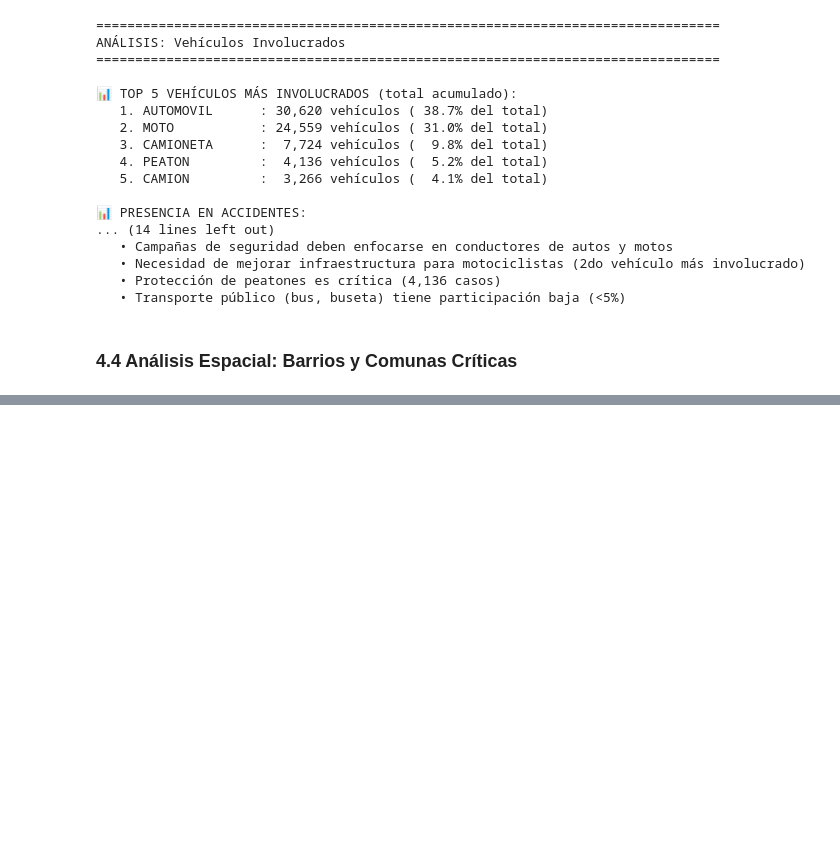
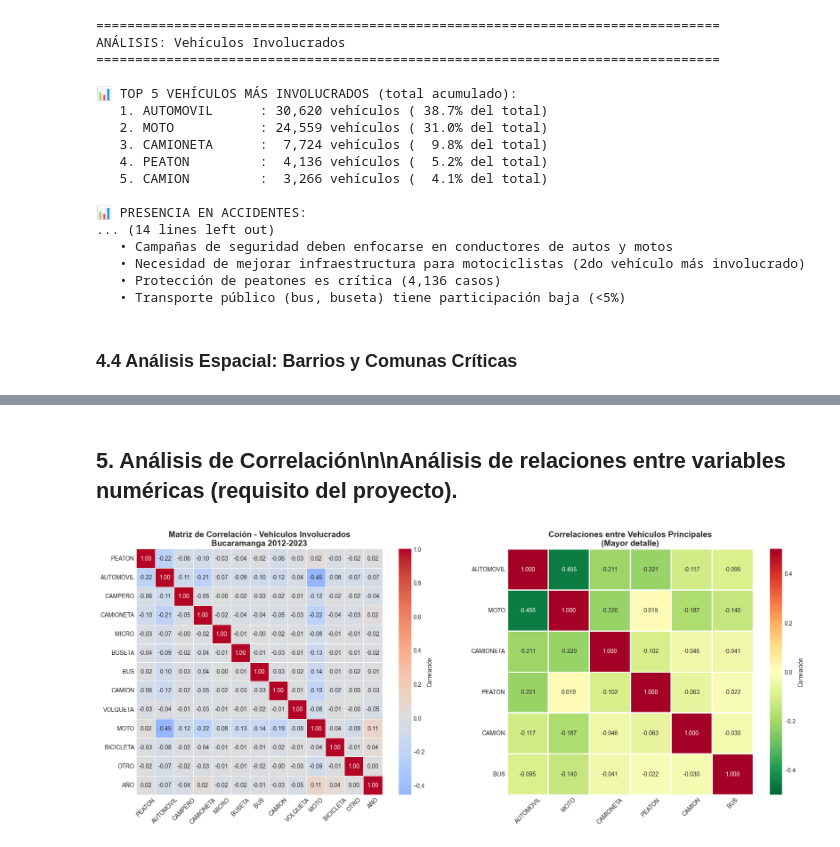
Before and after one commit to nicocamachoa/proyecto-ciencia-datos-accidentalidad-vial, a Jupyter notebook: notebooks/02_exploracion.ipynb, the cells around one changed output, grey strips where cells are left out. Drawn from its saved outputs; the diff is of its cells as text; code cells hidden in the pictures; blank space fills up the shorter version.

```diff
--- a/notebooks/02_exploracion.ipynb
+++ b/notebooks/02_exploracion.ipynb
@@ -546,0 +690,75 @@ ANÁLISIS: Vehículos Involucrados
+# %% [markdown]
+## 5. Análisis de Correlación\n\nAnálisis de relaciones entre variables numéricas (requisito del proyecto).
+# %%
+# Análisis de correlación entre variables numéricas
+# Seleccionar variables numéricas
+df_corr = df[vehiculos_cols + ['AÑO']].copy()
+
+# Calcular matriz de correlación
+correlation_matrix = df_corr.corr()
+
+# Crear visualización
+fig, axes = plt.subplots(1, 2, figsize=(18, 7))
+
+# Heatmap completo
+sns.heatmap(correlation_matrix, annot=True, fmt='.2f', cmap='coolwarm', center=0,
+            ax=axes[0], cbar_kws={'label': 'Correlación'},
+            square=True, linewidths=0.5)
+axes[0].set_title('Matriz de Correlación - Vehículos Involucrados\nBucaramanga 2012-2023',
+                  fontsize=14, fontweight='bold')
+axes[0].tick_params(axis='x', rotation=45)
+axes[0].tick_params(axis='y', rotation=0)
+
+# Heatmap subset
+vehiculos_key = ['AUTOMOVIL', 'MOTO', 'CAMIONETA', 'PEATON', 'CAMION', 'BUS']
+corr_subset = df[vehiculos_key].corr()
+sns.heatmap(corr_subset, annot=True, fmt='.3f', cmap='RdYlGn_r', center=0,
+            ax=axes[1], cbar_kws={'label': 'Correlación'},
+            square=True, linewidths=1, vmin=-0.5, vmax=0.5)
+axes[1].set_title('Correlaciones entre Vehículos Principales\n(Mayor detalle)',
+                  fontsize=14, fontweight='bold')
+axes[1].tick_params(axis='x', rotation=45)
+axes[1].tick_params(axis='y', rotation=0)
+
+plt.tight_layout()
+plt.savefig('../visualizations/06_correlacion.png', dpi=300, bbox_inches='tight')
+plt.show()
+
+# Análisis de correlaciones
+print("\n" + "="*80)
+print("ANÁLISIS DE CORRELACIÓN")
+print("="*80)
+
+# Extraer top correlaciones
+corr_pairs = []
+for i in range(len(correlation_matrix.columns)):
+    for j in range(i+1, len(correlation_matrix.columns)):
+        corr_pairs.append({
+            'var1': correlation_matrix.columns[i],
+            'var2': correlation_matrix.columns[j],
+            'corr': correlation_matrix.iloc[i, j]
+        })
+
+corr_df = pd.DataFrame(corr_pairs)
+corr_df['abs_corr'] = corr_df['corr'].abs()
+
+print("\n📊 TOP 5 CORRELACIONES MÁS FUERTES:")
+top_corr = corr_df.nlargest(5, 'abs_corr')
+for idx, row in top_corr.iterrows():
+    tipo = "POSITIVA" if row['corr'] > 0 else "NEGATIVA"
+    print(f"   {row['var1']:12s} <-> {row['var2']:12s}: {row['corr']:7.3f} ({tipo})")
+
+print("\n💡 INTERPRETACIÓN:")
+print("   1. Correlación AUTOMOVIL-MOTO: -0.455 (la más fuerte)")
+print("      → Los accidentes tienden a involucrar UNO u OTRO, no ambos")
+print("   2. Todas las correlaciones son DÉBILES (< |0.5|)")
+print("      → No hay patrones fuertes de co-ocurrencia entre vehículos")
+print("   3. Cada accidente es único en su configuración de vehículos")
+
+print("\n⚠️  IMPLICACIONES:")
+print("   • Los accidentes NO son predecibles solo por tipo de vehículo")
+print("   • Factores contextuales (hora, ubicación, clima) pueden ser más relevantes")
+print("   • Necesidad de análisis multivariado para predicción")
+print("   • Estrategias de prevención deben ser diversificadas")
+# %% [output]
+[figure, added]
```
Also changed, not shown: parts of 6 cells of this notebook.
